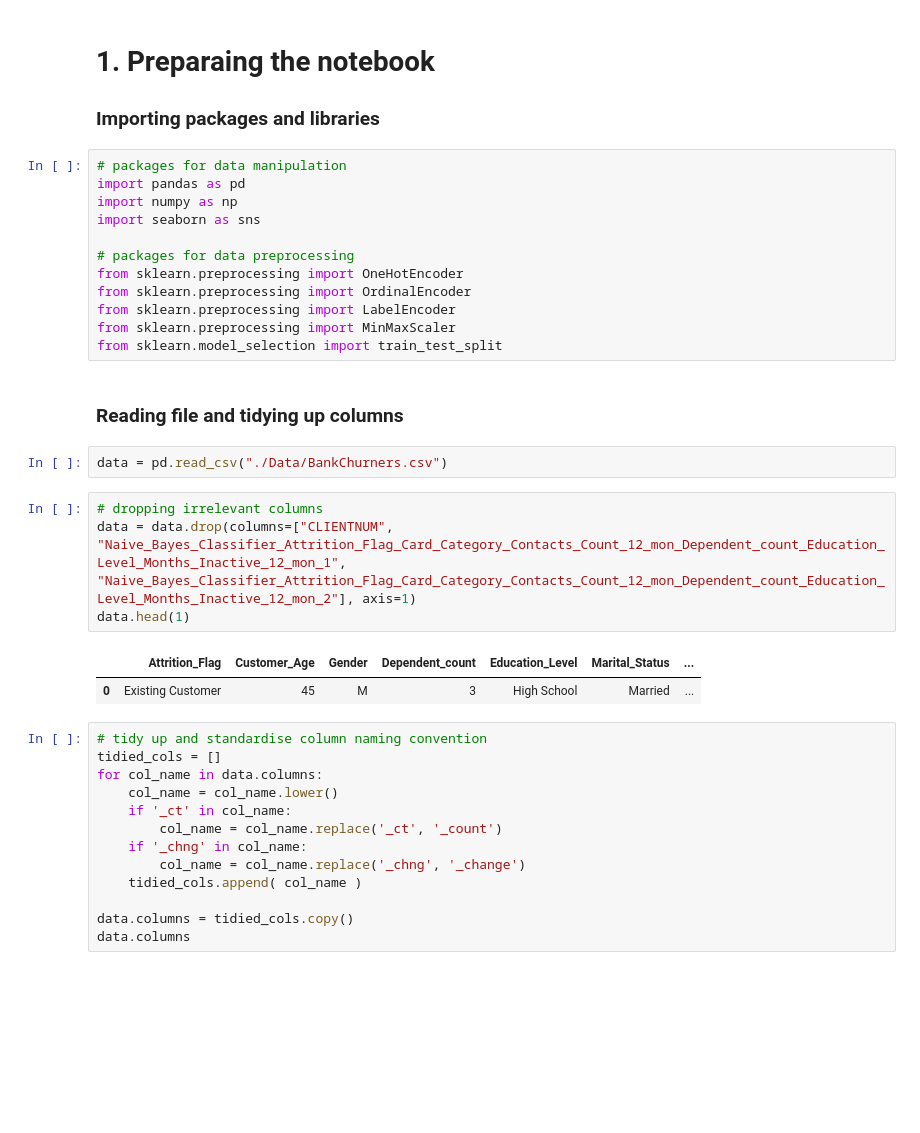
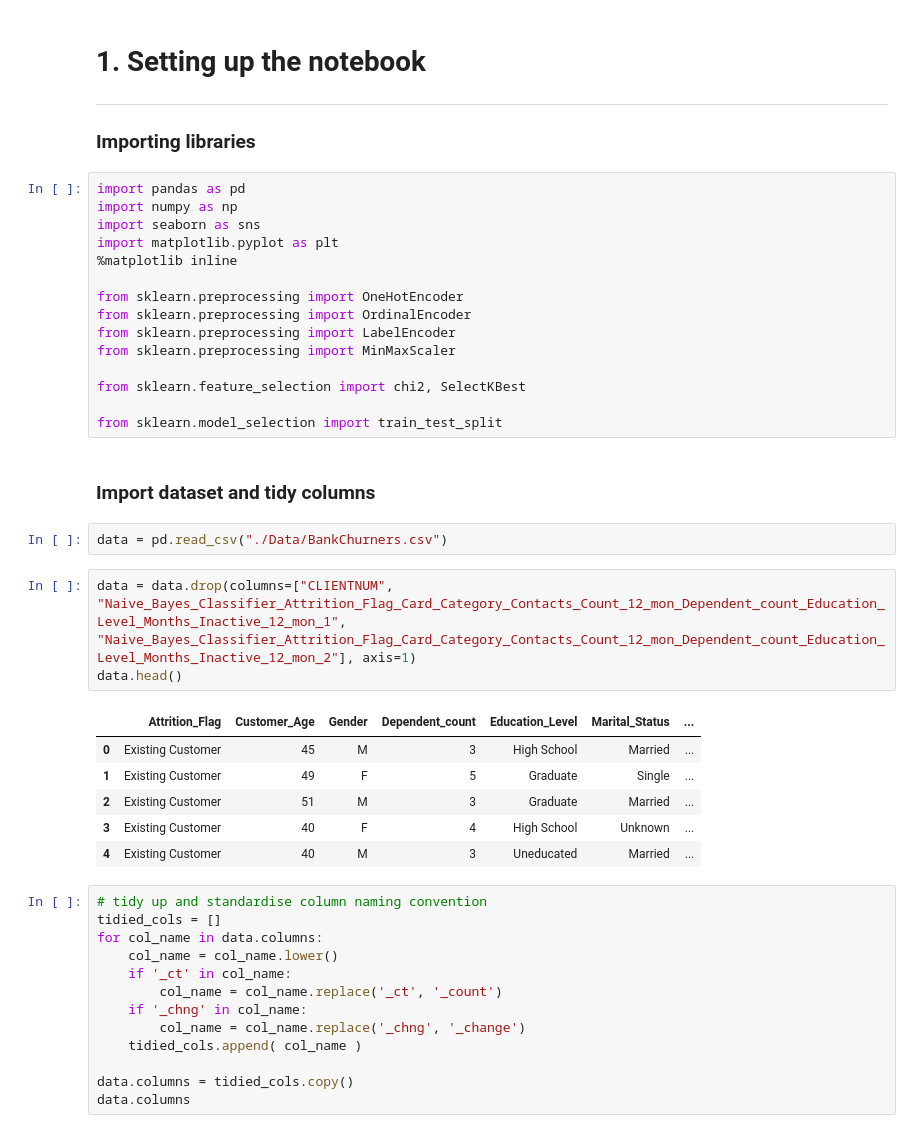
Before and after one commit to jonjonnyjonjon/introml-g2t4, a Jupyter notebook: data-preprocessing.ipynb, the cells around one changed output. Drawn from its saved outputs; the diff is of its cells as text; blank space fills up the shorter version.

```diff
--- a/data-preprocessing.ipynb
+++ b/data-preprocessing.ipynb
@@ -1,29 +7,36 @@
 # %% [markdown]
-# 1. Preparaing the notebook
-### Importing packages and libraries
+# 1. Setting up the notebook
+---
+### Importing libraries
 # %%
-# packages for data manipulation
 import pandas as pd
 import numpy as np
 import seaborn as sns
+import matplotlib.pyplot as plt
+%matplotlib inline
 
-# packages for data preprocessing
 from sklearn.preprocessing import OneHotEncoder
 from sklearn.preprocessing import OrdinalEncoder
 from sklearn.preprocessing import LabelEncoder
 from sklearn.preprocessing import MinMaxScaler
+
+from sklearn.feature_selection import chi2, SelectKBest
+
 from sklearn.model_selection import train_test_split
 # %% [markdown]
-### Reading file and tidying up columns
+### Import dataset and tidy columns
 # %%
 data = pd.read_csv("./Data/BankChurners.csv")
 # %%
-# dropping irrelevant columns
 data = data.drop(columns=["CLIENTNUM", "Naive_Bayes_Classifier_Attrition_Flag_Card_Category_Contacts_Count_12_mon_Dependent_count_Education_Level_Months_Inactive_12_mon_1", "Naive_Bayes_Classifier_Attrition_Flag_Card_Category_Contacts_Count_12_mon_Dependent_count_Education_Level_Months_Inactive_12_mon_2"], axis=1)
-data.head(1)
+data.head()
 # %% [output]
 |  | Attrition_Flag | Customer_Age | Gender | Dependent_count | Education_Level | Marital_Status | ... |
 | 0 | Existing Customer | 45 | M | 3 | High School | Married | ... |
+| 1 | Existing Customer | 49 | F | 5 | Graduate | Single | ... |
+| 2 | Existing Customer | 51 | M | 3 | Graduate | Married | ... |
+| 3 | Existing Customer | 40 | F | 4 | High School | Unknown | ... |
+| 4 | Existing Customer | 40 | M | 3 | Uneducated | Married | ... |
 # %%
 # tidy up and standardise column naming convention
 tidied_cols = []
```
Also changed, not shown: parts of 24 cells of this notebook, 6 other files.
